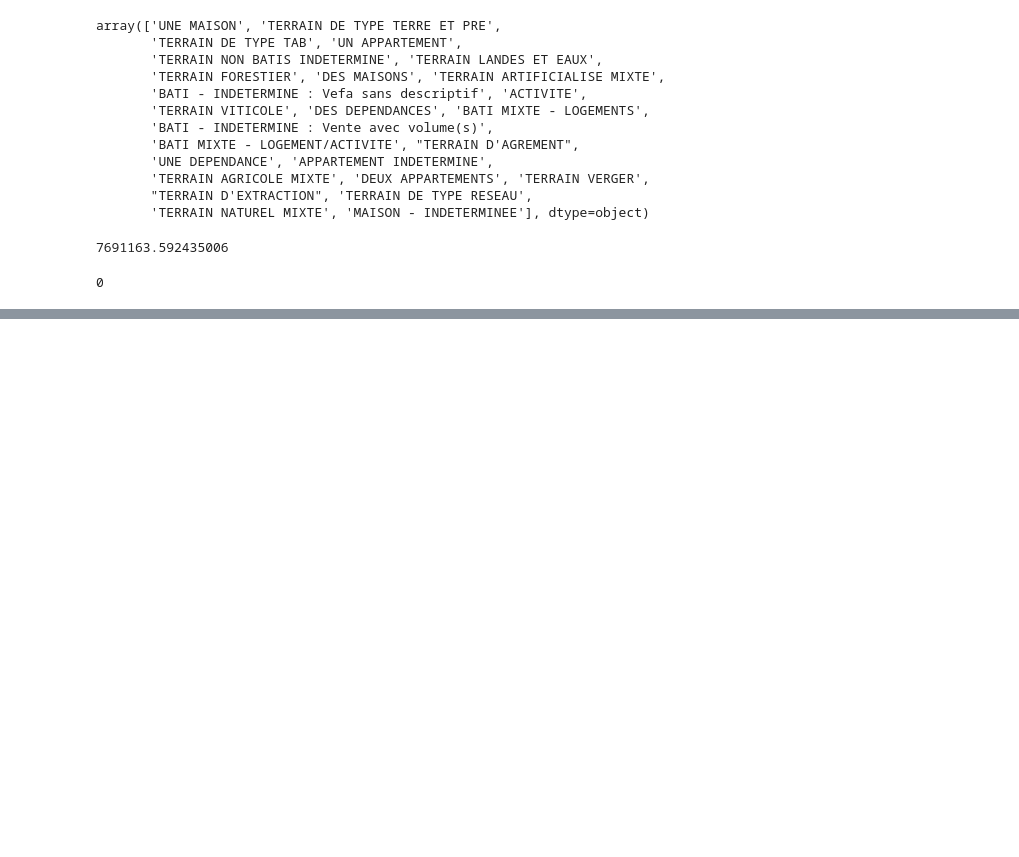
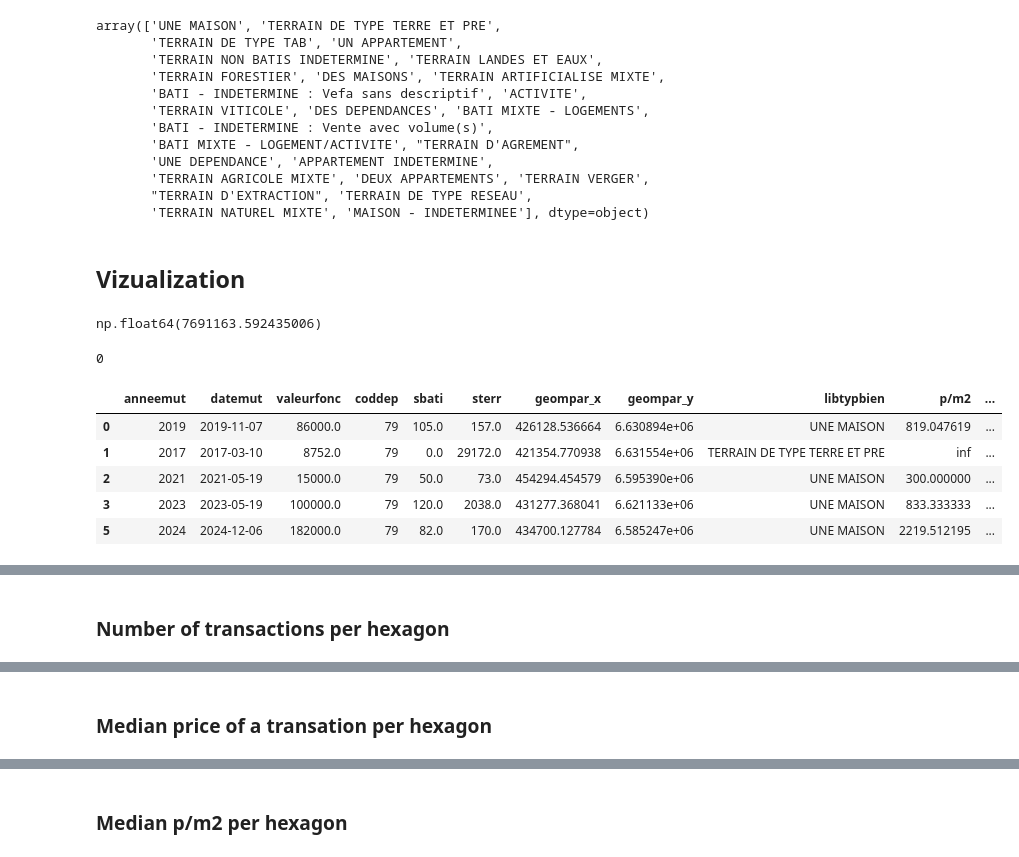
Before and after one commit to m-ligeret/price-signals-construction-activity, a Jupyter notebook: data_cleaning_trans.ipynb, the cells around one changed output, grey strips where cells are left out. Drawn from its saved outputs; the diff is of its cells as text; code cells hidden in the pictures; blank space fills up the shorter version.

```diff
--- a/data_cleaning_trans.ipynb
+++ b/data_cleaning_trans.ipynb
@@ -18,4 +42,4 @@ df_reduced = pd.read_parquet('transac.parquet',columns=relev_cols)
 # %%
 # Online version
 url = 'https://minio.lab.sspcloud.fr/tomvxz/diffusion/transac.parquet'
-df_reduced = pd.read_parquet(url)
+df_reduced = pd.read_parquet(url, columns=relev_cols)
@@ -203,6 +231,8 @@ array(['UNE MAISON', 'TERRAIN DE TYPE TERRE ET PRE',
        'TERRAIN AGRICOLE MIXTE', 'DEUX APPARTEMENTS', 'TERRAIN VERGER',
        "TERRAIN D'EXTRACTION", 'TERRAIN DE TYPE RESEAU',
        'TERRAIN NATUREL MIXTE', 'MAISON - INDETERMINEE'], dtype=object)
+# %% [markdown]
+## Vizualization
 # %%
 # Geopandas
 
@@ -242,15 +272,26 @@ gdf_final = pd.concat(parts)
 # %%
 gdf_final['geompar_y'].max()
 # %% [output]
-7691163.592435006
+np.float64(7691163.592435006)
 # %%
 print(gdf_final.geometry.is_empty.sum())
 # %% [output]
 0
+# %%
+gdf_final.head()
+# %% [output]
+|  | anneemut | datemut | valeurfonc | coddep | sbati | sterr | geompar_x | geompar_y | libtypbien | p/m2 | ... |
+| 0 | 2019 | 2019-11-07 | 86000.0 | 79 | 105.0 | 157.0 | 426128.536664 | 6.630894e+06 | UNE MAISON | 819.047619 | ... |
+| 1 | 2017 | 2017-03-10 | 8752.0 | 79 | 0.0 | 29172.0 | 421354.770938 | 6.631554e+06 | TERRAIN DE TYPE TERRE ET PRE | inf | ... |
+| 2 | 2021 | 2021-05-19 | 15000.0 | 79 | 50.0 | 73.0 | 454294.454579 | 6.595390e+06 | UNE MAISON | 300.000000 | ... |
+| 3 | 2023 | 2023-05-19 | 100000.0 | 79 | 120.0 | 2038.0 | 431277.368041 | 6.621133e+06 | UNE MAISON | 833.333333 | ... |
+| 5 | 2024 | 2024-12-06 | 182000.0 | 79 | 82.0 | 170.0 | 434700.127784 | 6.585247e+06 | UNE MAISON | 2219.512195 | ... |
 # %%
 gdf_final.sample(100).explore()
 # %% [output]
 [interactive output not drawn]
+# %% [markdown]
+### Number of transactions per hexagon
 # %%
 
 # 1. Configuration
@@ -305,6 +346,8 @@ m = gdf_h3.explore(
 m
 # %% [output]
 [interactive output not drawn]
+# %% [markdown]
+### Median price of a transation per hexagon
 # %%
 
 # 1. Configuration
@@ -359,6 +401,8 @@ m = gdf_h3.explore(
 m
 # %% [output]
 [interactive output not drawn]
+# %% [markdown]
+### Median p/m2 per hexagon
 # %%
 gdf_final = gdf_final[gdf_final['p/m2'] < np.inf]
 # %%
```
Also changed, not shown: parts of 20 cells of this notebook, 1 other file.
